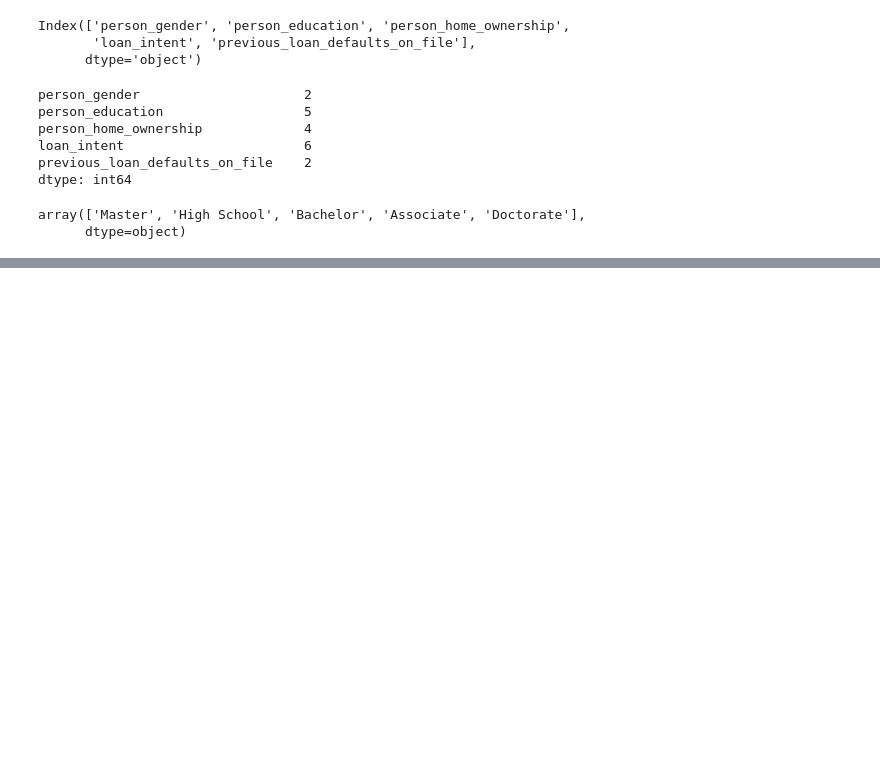
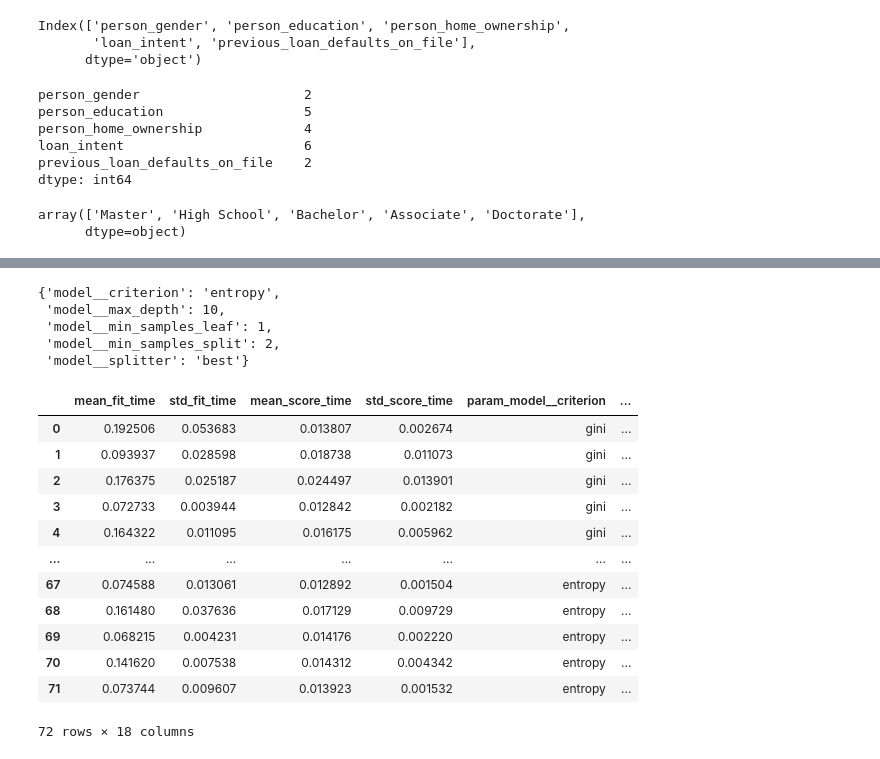
Before and after one commit to ubtotta/Machine-Learning-Practice-Notebooks, a Jupyter notebook: GridSearchCV/gridsearch.ipynb, the cells around one changed output, grey strips where cells are left out. Cells and saved outputs as stored; diff of their text form; code cells hidden in the pictures; blank space fills up the shorter version.

Commit message:
GridSearchCV

```diff
--- a/GridSearchCV/gridsearch.ipynb
+++ b/GridSearchCV/gridsearch.ipynb
@@ -48,7 +47,7 @@ preprocessing=ColumnTransformer(
     transformers=[
         ('oh_encoder', OneHotEncoder(sparse_output=False, handle_unknown='ignore'),
           obj_cols.drop('person_education')),
-        ('ord_encoder', OrdinalEncoder(categories=order, handle_unknown='use_encoded_value', unknown_value=-1),['person_education'])
+        ('ord_encoder', OrdinalEncoder(categories=[['Master', 'High School', 'Bachelor', 'Associate', 'Doctorate']], handle_unknown='use_encoded_value', unknown_value=-1),['person_education'])
     ],
     remainder='passthrough'
 )
@@ -63,13 +62,13 @@ main_pipeline=Pipeline(
 grid_search_cv= GridSearchCV(
     estimator=main_pipeline,
     param_grid={
-        'model__criterion' : ['gini', 'entropy', 'log_loss'],
+        'model__criterion' : ['gini', 'entropy'],
         'model__splitter': ['best', 'random'] ,
-        'model__max_depth': [None,5,10,15,50,100],
-        'model__min_samples_split': [2,5,7,10],
-        'model__min_samples_leaf': [1,3,5,7,10],
-        'model__max_features':[None,'auto', 'sqrt', 'log2']
-    }
+        'model__max_depth': [None,5,10],
+        'model__min_samples_split': [2,5],
+        'model__min_samples_leaf': [1,3,5]
+    },
+    verbose=1
 )
 grid_search_cv.fit(xtrain, ytrain)
 # %% [output]
@@ -76,0 +113,26 @@ KeyboardInterrupt:
+# %%
+grid_search_cv.best_params_
+# %% [output]
+{'model__criterion': 'entropy',
+ 'model__max_depth': 10,
+ 'model__min_samples_leaf': 1,
+ 'model__min_samples_split': 2,
+ 'model__splitter': 'best'}
+# %%
+results=pd.DataFrame(grid_search_cv.cv_results_)
+# %%
+results
+# %% [output]
+|  | mean_fit_time | std_fit_time | mean_score_time | std_score_time | param_model__criterion | ... |
+| 0 | 0.192506 | 0.053683 | 0.013807 | 0.002674 | gini | ... |
+| 1 | 0.093937 | 0.028598 | 0.018738 | 0.011073 | gini | ... |
+| 2 | 0.176375 | 0.025187 | 0.024497 | 0.013901 | gini | ... |
+| 3 | 0.072733 | 0.003944 | 0.012842 | 0.002182 | gini | ... |
+| 4 | 0.164322 | 0.011095 | 0.016175 | 0.005962 | gini | ... |
+| ... | ... | ... | ... | ... | ... | ... |
+| 67 | 0.074588 | 0.013061 | 0.012892 | 0.001504 | entropy | ... |
+| 68 | 0.161480 | 0.037636 | 0.017129 | 0.009729 | entropy | ... |
+| 69 | 0.068215 | 0.004231 | 0.014176 | 0.002220 | entropy | ... |
+| 70 | 0.141620 | 0.007538 | 0.014312 | 0.004342 | entropy | ... |
+| 71 | 0.073744 | 0.009607 | 0.013923 | 0.001532 | entropy | ... |
+72 rows × 18 columns
```
Also changed, not shown: parts of 4 cells of this notebook.
